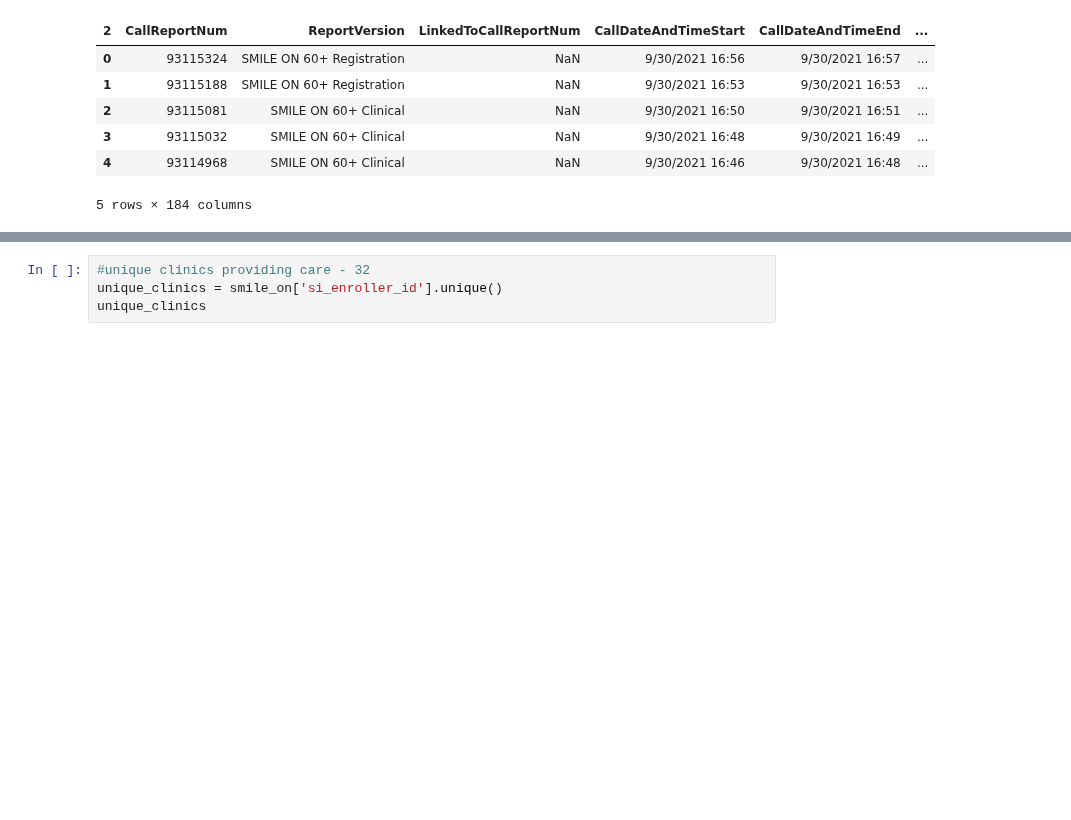
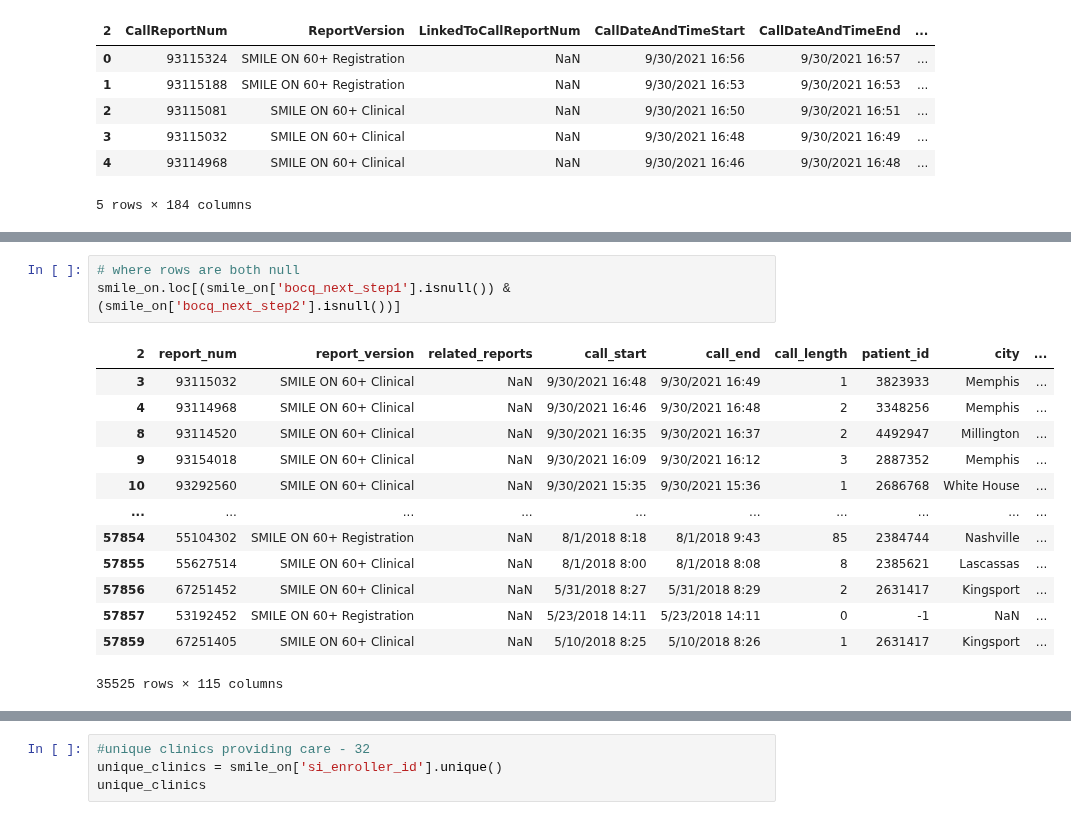
Before and after one commit to Jmiah789/smile-on-get_tootha_choppa, a Jupyter notebook: notebooks/eor_cleaning.ipynb, the cells around one changed output, grey strips where cells are left out. Cells and saved outputs as stored; diff of their text form; blank space fills up the shorter version.

```diff
--- a/notebooks/eor_cleaning.ipynb
+++ b/notebooks/eor_cleaning.ipynb
@@ -146,0 +261,17 @@ smile_on.head()
+# %%
+# where rows are both null
+smile_on.loc[(smile_on['bocq_next_step1'].isnull()) & (smile_on['bocq_next_step2'].isnull())]
+# %% [output]
+| 2 | report_num | report_version | related_reports | call_start | call_end | call_length | patient_id | city | ... |
+| 3 | 93115032 | SMILE ON 60+ Clinical | NaN | 9/30/2021 16:48 | 9/30/2021 16:49 | 1 | 3823933 | Memphis | ... |
+| 4 | 93114968 | SMILE ON 60+ Clinical | NaN | 9/30/2021 16:46 | 9/30/2021 16:48 | 2 | 3348256 | Memphis | ... |
+| 8 | 93114520 | SMILE ON 60+ Clinical | NaN | 9/30/2021 16:35 | 9/30/2021 16:37 | 2 | 4492947 | Millington | ... |
+| 9 | 93154018 | SMILE ON 60+ Clinical | NaN | 9/30/2021 16:09 | 9/30/2021 16:12 | 3 | 2887352 | Memphis | ... |
+| 10 | 93292560 | SMILE ON 60+ Clinical | NaN | 9/30/2021 15:35 | 9/30/2021 15:36 | 1 | 2686768 | White House | ... |
+| ... | ... | ... | ... | ... | ... | ... | ... | ... | ... |
+| 57854 | 55104302 | SMILE ON 60+ Registration | NaN | 8/1/2018 8:18 | 8/1/2018 9:43 | 85 | 2384744 | Nashville | ... |
+| 57855 | 55627514 | SMILE ON 60+ Clinical | NaN | 8/1/2018 8:00 | 8/1/2018 8:08 | 8 | 2385621 | Lascassas | ... |
+| 57856 | 67251452 | SMILE ON 60+ Clinical | NaN | 5/31/2018 8:27 | 5/31/2018 8:29 | 2 | 2631417 | Kingsport | ... |
+| 57857 | 53192452 | SMILE ON 60+ Registration | NaN | 5/23/2018 14:11 | 5/23/2018 14:11 | 0 | -1 | NaN | ... |
+| 57859 | 67251405 | SMILE ON 60+ Clinical | NaN | 5/10/2018 8:25 | 5/10/2018 8:26 | 1 | 2631417 | Kingsport | ... |
+35525 rows × 115 columns
```
Also changed, not shown: parts of 39 cells of this notebook.
